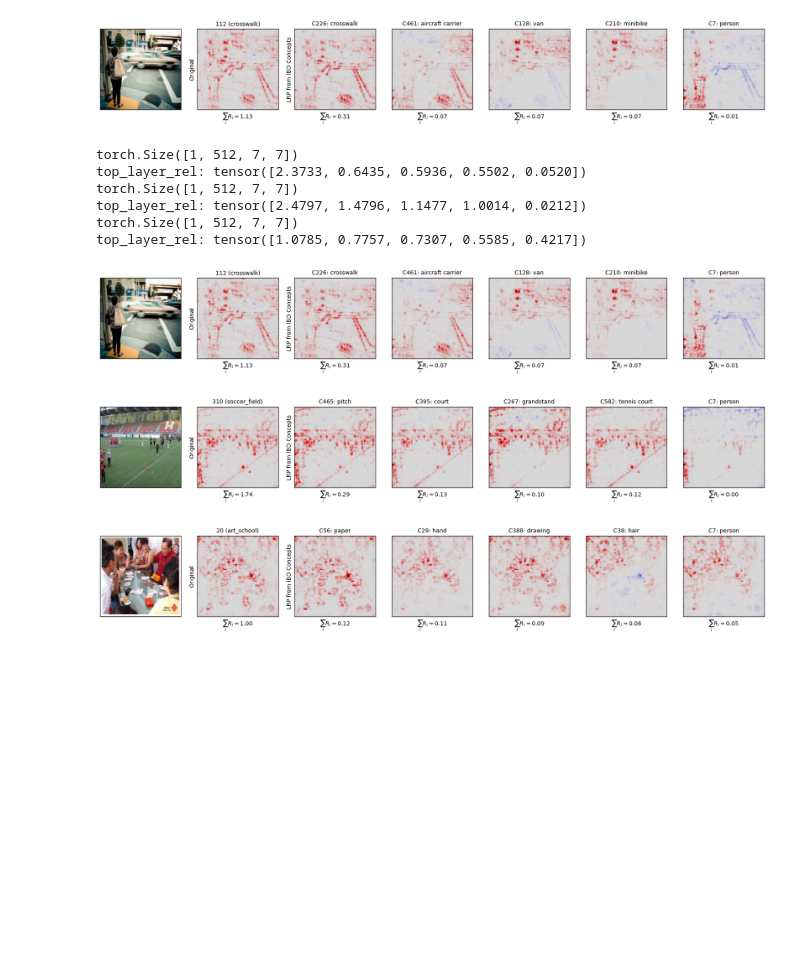
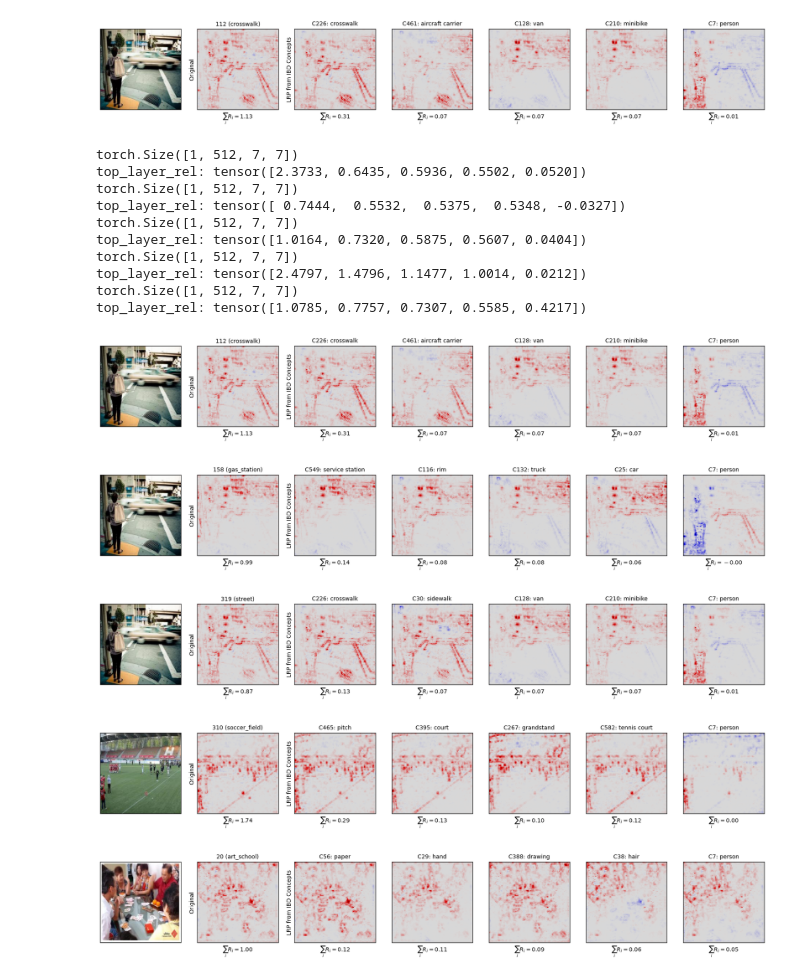
Before and after one commit to p16i/IBD, a Jupyter notebook: notebooks/zennit.ipynb, the cells around one changed output. Drawn from its saved outputs; the diff is of its cells as text; code cells hidden in the pictures; blank space fills up the shorter version.

```diff
--- a/notebooks/zennit.ipynb
+++ b/notebooks/zennit.ipynb
@@ -416,24 +431,33 @@ top_layer_rel: tensor([2.3733, 0.6435, 0.5936, 0.5502, 0.0520])
 # %%
 def ano():
 
     for path, target in [
         ("../components/sample_images/000.jpg", 112),
+        ("../components/sample_images/000.jpg", 158),
+        ("../components/sample_images/000.jpg", 319),
+
         # ("../components/sample_images/005.jpg", 215),
         # ("../components/sample_images/009.jpg", 222),
         ("../components/sample_images/010.jpg", 310),
         # ("../components/sample_images/027.jpg", 150),
         ("../components/sample_images/045.jpg", 20),
         # ("../components/sample_images/025.jpg", 66),
     ]:
         explain_with_basis(path, target)
 ano()
 # %% [output]
 torch.Size([1, 512, 7, 7])
 top_layer_rel: tensor([2.3733, 0.6435, 0.5936, 0.5502, 0.0520])
+torch.Size([1, 512, 7, 7])
+top_layer_rel: tensor([ 0.7444,  0.5532,  0.5375,  0.5348, -0.0327])
+torch.Size([1, 512, 7, 7])
+top_layer_rel: tensor([1.0164, 0.7320, 0.5875, 0.5607, 0.0404])
 torch.Size([1, 512, 7, 7])
 top_layer_rel: tensor([2.4797, 1.4796, 1.1477, 1.0014, 0.0212])
 torch.Size([1, 512, 7, 7])
 top_layer_rel: tensor([1.0785, 0.7757, 0.7307, 0.5585, 0.4217])
 [figure]
-[figure, old version]
+[figure, new version]
-[figure, old version]
+[figure, new version]
+[figure, added]
+[figure, added]
```
Also changed, not shown: parts of 1 cell of this notebook.
